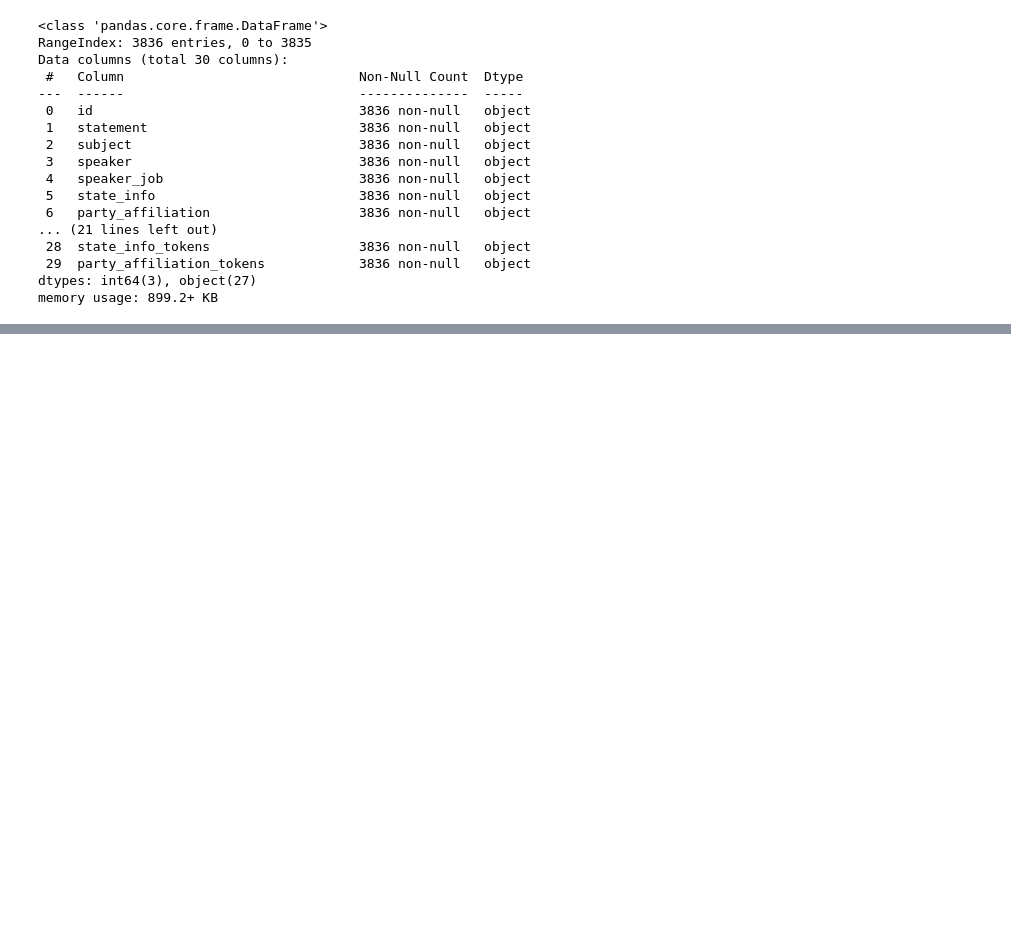
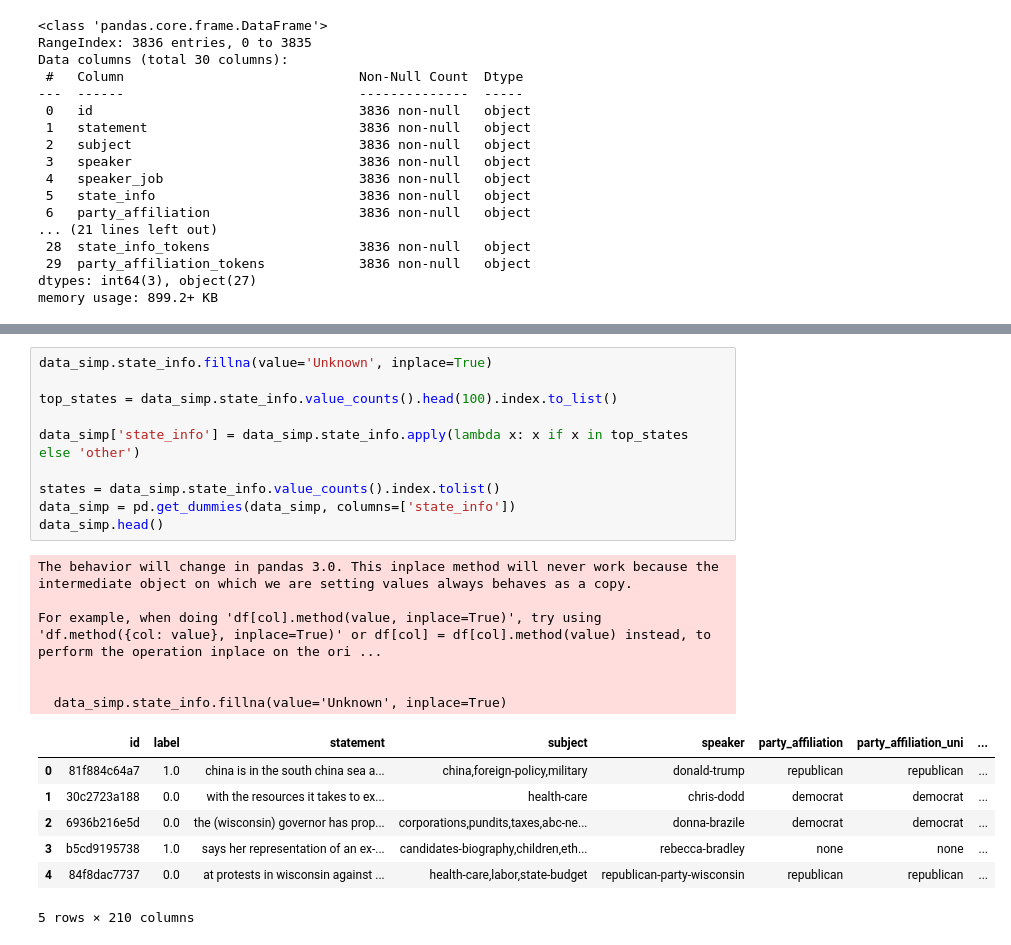
Before and after one commit to ananags/LBBYs_CH2, a Jupyter notebook: notebooks/1_analisis/1.2_preprocess.ipynb, the cells around one changed output, grey strips where cells are left out. Cells and saved outputs as stored; diff of their text form; blank space fills up the shorter version.

```diff
--- a/notebooks/1_analisis/1.2_preprocess.ipynb
+++ b/notebooks/1_analisis/1.2_preprocess.ipynb
@@ -1222,0 +1298,24 @@ memory usage: 899.2+ KB
+# %%
+data_simp.state_info.fillna(value='Unknown', inplace=True)
+
+top_states = data_simp.state_info.value_counts().head(100).index.to_list()
+
+data_simp['state_info'] = data_simp.state_info.apply(lambda x: x if x in top_states else 'other')
+
+states = data_simp.state_info.value_counts().index.tolist()
+data_simp = pd.get_dummies(data_simp, columns=['state_info'])
+data_simp.head()
+# %% [output]
+The behavior will change in pandas 3.0. This inplace method will never work because the intermediate object on which we are setting values always behaves as a copy.
+
+For example, when doing 'df[col].method(value, inplace=True)', try using 'df.method({col: value}, inplace=True)' or df[col] = df[col].method(value) instead, to perform the operation inplace on the ori ...
+
+
+  data_simp.state_info.fillna(value='Unknown', inplace=True)
+|  | id | label | statement | subject | speaker | party_affiliation | party_affiliation_uni | ... |
+| 0 | 81f884c64a7 | 1.0 | china is in the south china sea a... | china,foreign-policy,military | donald-trump | republican | republican | ... |
+| 1 | 30c2723a188 | 0.0 | with the resources it takes to ex... | health-care | chris-dodd | democrat | democrat | ... |
+| 2 | 6936b216e5d | 0.0 | the (wisconsin) governor has prop... | corporations,pundits,taxes,abc-ne... | donna-brazile | democrat | democrat | ... |
+| 3 | b5cd9195738 | 1.0 | says her representation of an ex-... | candidates-biography,children,eth... | rebecca-bradley | none | none | ... |
+| 4 | 84f8dac7737 | 0.0 | at protests in wisconsin against ... | health-care,labor,state-budget | republican-party-wisconsin | republican | republican | ... |
+5 rows × 210 columns
```
Also changed, not shown: parts of 10 cells of this notebook, 2 other files.
